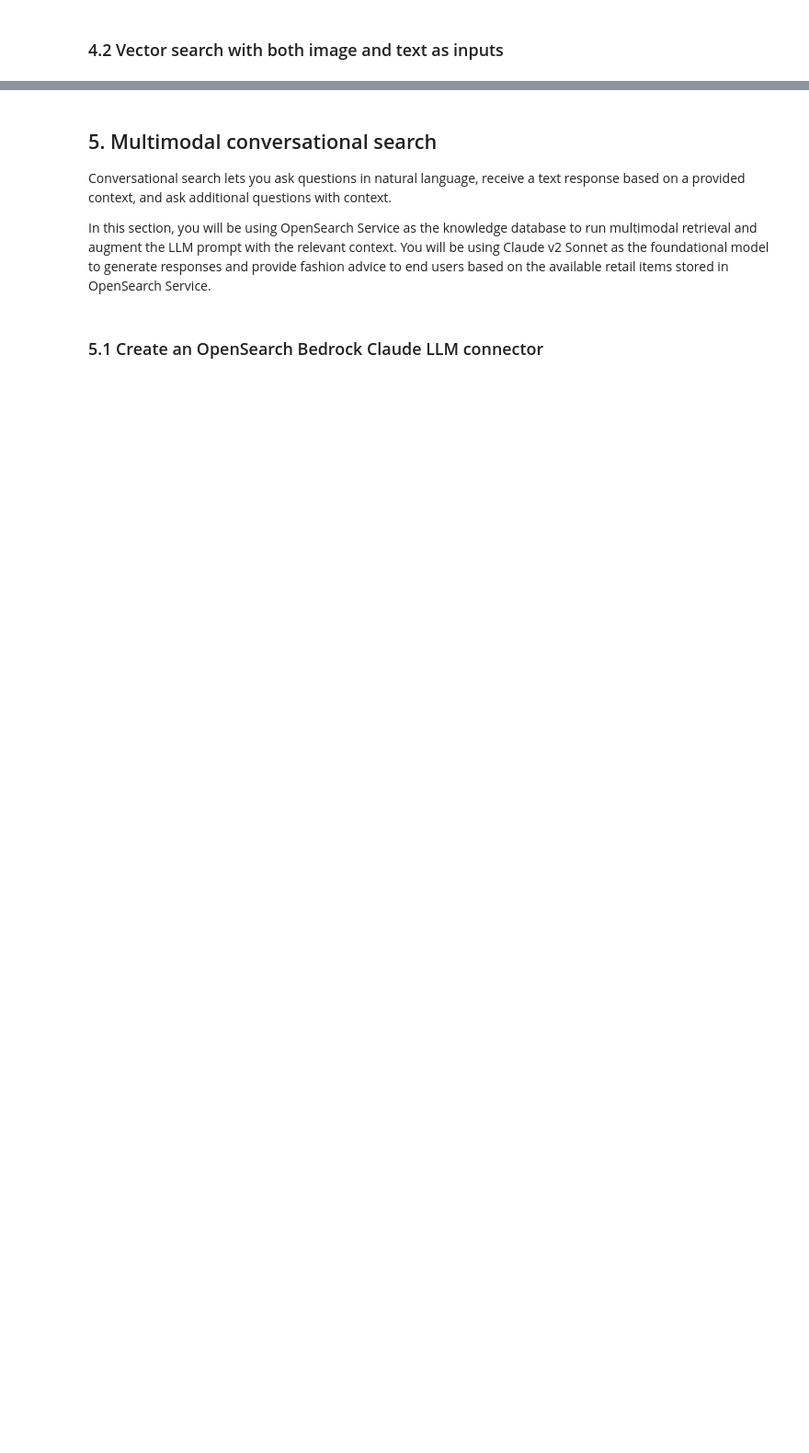
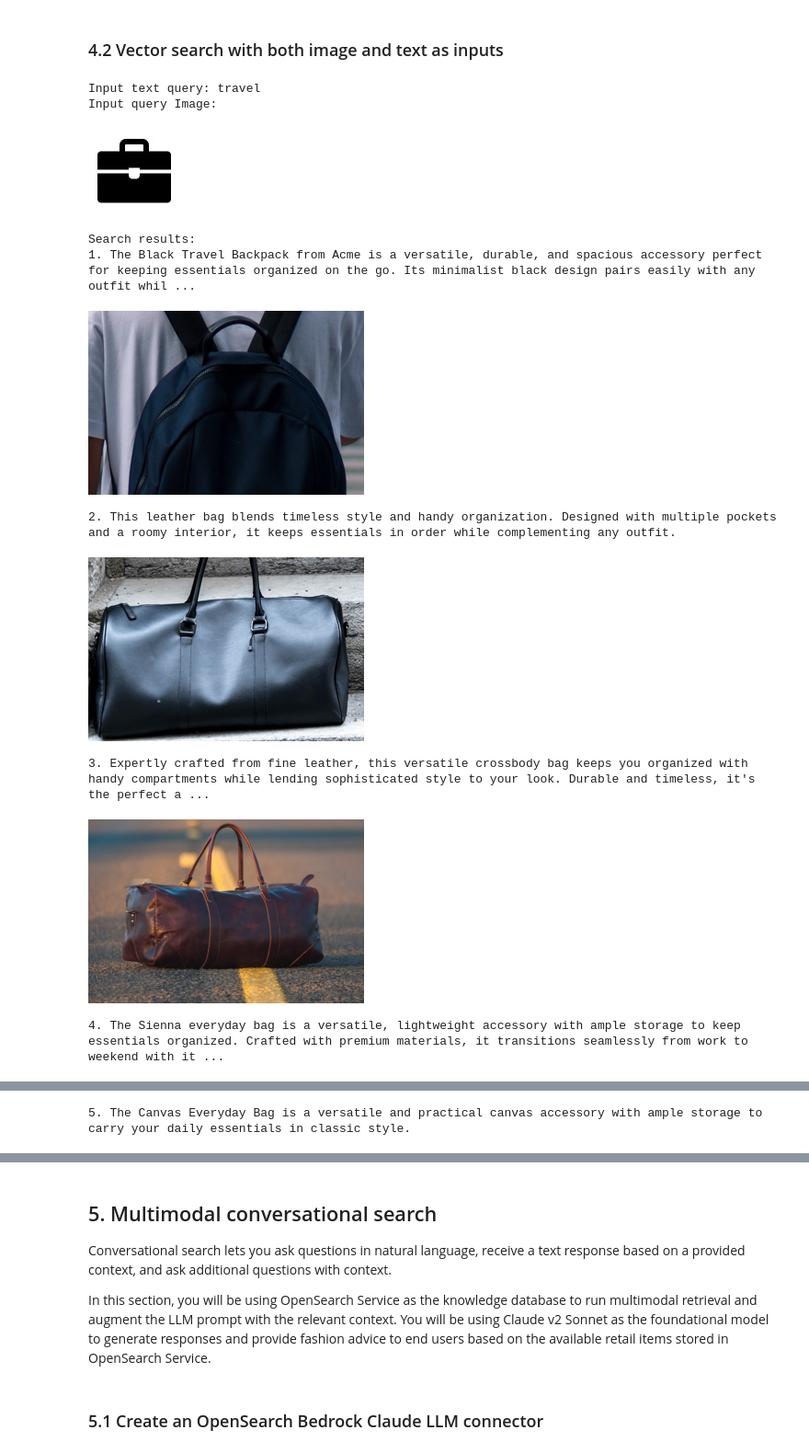
Before and after one commit to genedragon/opensearch-vector-rag, a Jupyter notebook: OpenSearch - Vector Search - RAG.ipynb, the cells around one changed output, grey strips where cells are left out. Shown at 92% size. Drawn from its saved outputs; the diff is of its cells as text; code cells hidden in the pictures; blank space fills up the shorter version.

```diff
--- a/OpenSearch - Vector Search - RAG.ipynb
+++ b/OpenSearch - Vector Search - RAG.ipynb
@@ -487,7 +566,7 @@ for hit in response['hits']['hits']:
 ### 4.2 Vector search with both image and text as inputs
 # %%
 # Multimodal Search using text and image as inputs
-query_text = "black"
+query_text = "travel"
 query_image = "./simple_bag.jpg"
 
 img = Image.open(query_image)
@@ -507,30 +586,42 @@ search_body = {
         "query": {
             "neural": {
                 "vector_embedding": {
                     "query_image":query_image_binary,
                     "query_text":query_text,
                     "model_id": embedding_model_id,
                     "k": 5
                 }
             }
         },
         "size":5
       }
 
 # Perform the search
 response = aos_client.search(
     body=search_body,
     index=index_name
 )
 
 #Output the results
 print('Search results:')
 count = 1
 for hit in response['hits']['hits']:
     print(str(count) + ". " + hit["_source"]["product_description"])
     image = Image.open(hit["_source"]["image_url"])
     new_size = (300, 200)
     resized_img = image.resize(new_size)
     resized_img.show()
     count+=1
     print('')
+# %% [output]
+Input text query: travel
+Input query Image:
+[figure, added]
+Search results:
+1. The Black Travel Backpack from Acme is a versatile, durable, and spacious accessory perfect for keeping essentials organized on the go. Its minimalist black design pairs easily with any outfit whil ...
+[figure, added]
+2. This leather bag blends timeless style and handy organization. Designed with multiple pockets and a roomy interior, it keeps essentials in order while complementing any outfit.
+[figure, added]
+3. Expertly crafted from fine leather, this versatile crossbody bag keeps you organized with handy compartments while lending sophisticated style to your look. Durable and timeless, it's the perfect a ...
+[figure, added]
+4. The Sienna everyday bag is a versatile, lightweight accessory with ample storage to keep essentials organized. Crafted with premium materials, it transitions seamlessly from work to weekend with it ...
@@ -536,0 +629 @@ for hit in response['hits']['hits']:
+5. The Canvas Everyday Bag is a versatile and practical canvas accessory with ample storage to carry your daily essentials in classic style.
```
Also changed, not shown: parts of 29 cells of this notebook.
